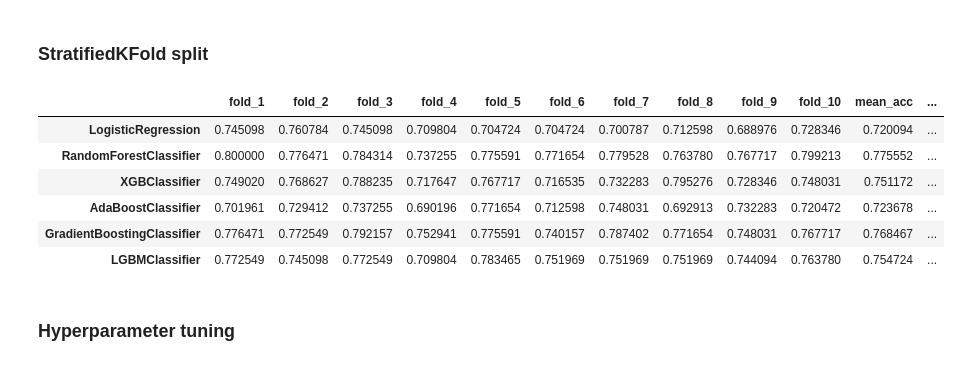
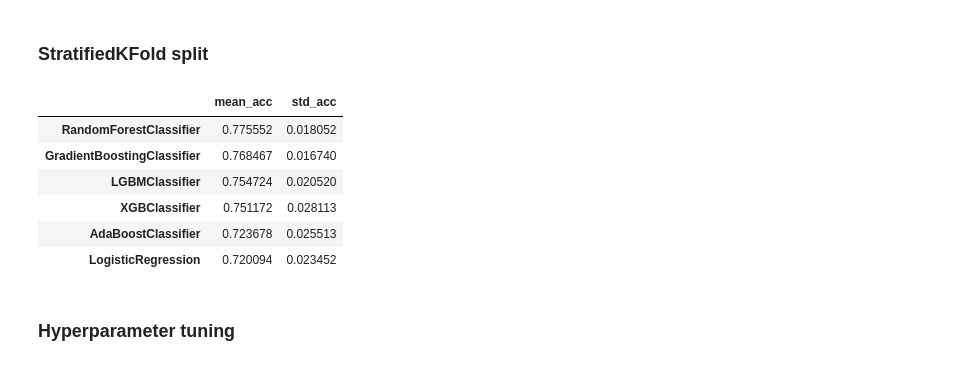
Before and after one commit to SkAndMl/question_tagging, a Jupyter notebook: notebooks/QuestionTagging.ipynb, the cells around one changed output. Cells and saved outputs as stored; diff of their text form; code cells hidden in the pictures.

```diff
--- a/notebooks/QuestionTagging.ipynb
+++ b/notebooks/QuestionTagging.ipynb
@@ -265,37 +268,38 @@ models = [linear_model.LogisticRegression(random_state=SEED),
           ensemble.GradientBoostingClassifier(random_state=SEED),
           lgb.LGBMClassifier(random_state=SEED)]
 
-model_result_dict = {model.__class__.__name__:[] for model in models}
+# model_result_dict = {model.__class__.__name__:[] for model in models}
+acc_dict = defaultdict(list)
 
 for fold, (tr, tt) in enumerate(skf.split(X_train, y_train)):
 
     x_tr, x_tt = X_train[tr], X_train[tt]
     y_tr, y_tt = y_train[tr], y_train[tt]
 
+
+
     for model in models:
-      model = model.fit(x_tr, y_tr)
-      pred = model.predict(x_tt)
-      model_result_dict[model.__class__.__name__].append(metrics.accuracy_score(y_tt, pred))
-      # print(f"\t{model.__class__.__name__} accuracy: {metrics.accuracy_score(y_tt, pred)}")
+        model.fit(x_tr, y_tr)
+        val_pred = model.predict(x_tt)
+        acc_dict[model.__class__.__name__].append(metrics.accuracy_score(y_tt, val_pred))
 # %%
-skf_results = pd.DataFrame.from_dict(model_result_dict,
-                      orient="index")
-skf_results.columns = [f"fold_{i}" for i in range(1,11)]
+skf_results = pd.DataFrame(acc_dict).T
+skf_results.columns = [f"fold_{i}" for i in range(1, 11)]
 # %%
 skf_results["mean_acc"] = skf_results.iloc[:, :10].mean(axis=1)
 skf_results["best_acc"] = skf_results.iloc[:, :10].max(axis=1)
 skf_results["worst_acc"] = skf_results.iloc[:, :10].min(axis=1)
 skf_results["std_acc"] = skf_results.iloc[:, :10].std(axis=1)
 
-skf_results
+skf_results[["mean_acc", "std_acc"]].sort_values(by="mean_acc", ascending=False)
 # %% [output]
-|  | fold_1 | fold_2 | fold_3 | fold_4 | fold_5 | fold_6 | fold_7 | fold_8 | fold_9 | fold_10 | mean_acc | ... |
-| LogisticRegression | 0.745098 | 0.760784 | 0.745098 | 0.709804 | 0.704724 | 0.704724 | 0.700787 | 0.712598 | 0.688976 | 0.728346 | 0.720094 | ... |
-| RandomForestClassifier | 0.800000 | 0.776471 | 0.784314 | 0.737255 | 0.775591 | 0.771654 | 0.779528 | 0.763780 | 0.767717 | 0.799213 | 0.775552 | ... |
-| XGBClassifier | 0.749020 | 0.768627 | 0.788235 | 0.717647 | 0.767717 | 0.716535 | 0.732283 | 0.795276 | 0.728346 | 0.748031 | 0.751172 | ... |
-| AdaBoostClassifier | 0.701961 | 0.729412 | 0.737255 | 0.690196 | 0.771654 | 0.712598 | 0.748031 | 0.692913 | 0.732283 | 0.720472 | 0.723678 | ... |
-| GradientBoostingClassifier | 0.776471 | 0.772549 | 0.792157 | 0.752941 | 0.775591 | 0.740157 | 0.787402 | 0.771654 | 0.748031 | 0.767717 | 0.768467 | ... |
-| LGBMClassifier | 0.772549 | 0.745098 | 0.772549 | 0.709804 | 0.783465 | 0.751969 | 0.751969 | 0.751969 | 0.744094 | 0.763780 | 0.754724 | ... |
+|  | mean_acc | std_acc |
+| RandomForestClassifier | 0.775552 | 0.018052 |
+| GradientBoostingClassifier | 0.768467 | 0.016740 |
+| LGBMClassifier | 0.754724 | 0.020520 |
+| XGBClassifier | 0.751172 | 0.028113 |
+| AdaBoostClassifier | 0.723678 | 0.025513 |
+| LogisticRegression | 0.720094 | 0.023452 |
 # %%
 if SHOULD_SAVE:
     skf_results.to_csv("../results/skf_results_10.csv")
```
Also changed, not shown: parts of 22 cells of this notebook.
